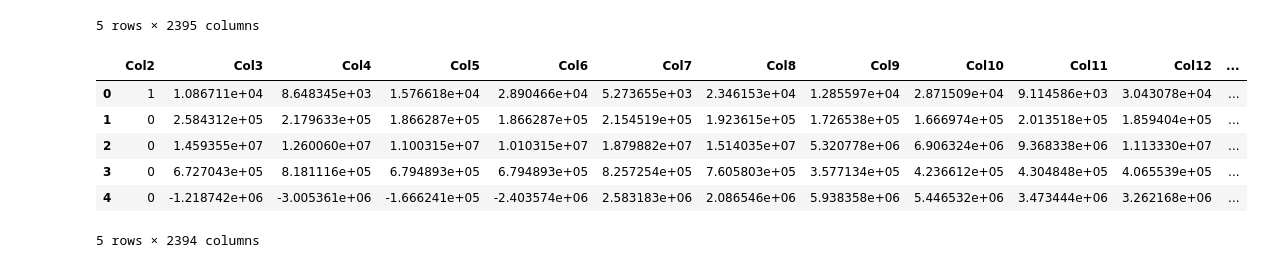
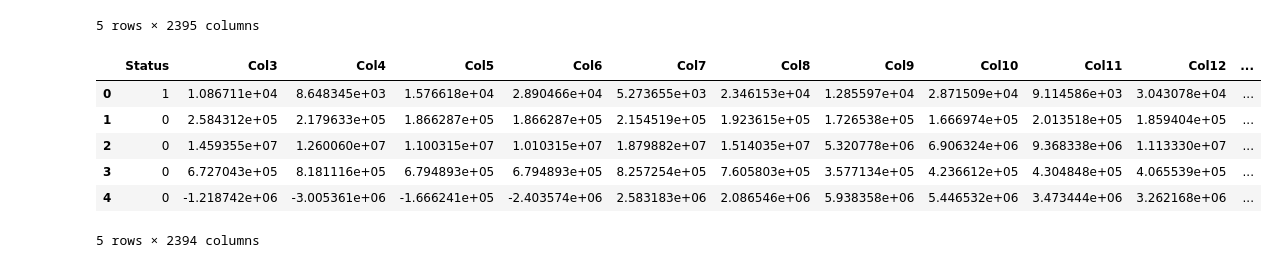
Before and after one commit to krsna540/Hackthons, a Jupyter notebook: HDFC_Hackthon.ipynb, the cells around one changed output. Drawn from its saved outputs; the diff is of its cells as text; code cells hidden in the pictures.

```diff
--- a/HDFC_Hackthon.ipynb
+++ b/HDFC_Hackthon.ipynb
@@ -9,7 +9,7 @@ import seaborn as sns # for heatmap plot
 import warnings
 warnings.filterwarnings('ignore')
 # %%
-df=pd.read_csv("/content/drive/My Drive/Colab Notebooks/DataSet/Train.csv")
-df.shape
+traindf=pd.read_csv("/content/drive/My Drive/Colab Notebooks/DataSet/Train.csv")
+traindf.shape
 # %% [output]
 (17521, 2395)
@@ -29,12 +24,12 @@ df.head()
 | 4 | RIHO584ET | 0 | -1.218742e+06 | -3.005361e+06 | -1.666241e+05 | -2.403574e+06 | 2.583183e+06 | 2.086546e+06 | 5.938358e+06 | 5.446532e+06 | 3.473444e+06 | ... |
 5 rows × 2395 columns
 # %%
-df.drop('Col1', axis=1, inplace=True)
-df.rename(columns={'Col2': 'Status'}, inplace=True)
+traindf.drop('Col1', axis=1, inplace=True)
+traindf.rename(columns={'Col2': 'Status'}, inplace=True)
 # %%
-df.head()
+traindf.head()
 # %% [output]
-|  | Col2 | Col3 | Col4 | Col5 | Col6 | Col7 | Col8 | Col9 | Col10 | Col11 | Col12 | ... |
+|  | Status | Col3 | Col4 | Col5 | Col6 | Col7 | Col8 | Col9 | Col10 | Col11 | Col12 | ... |
 | 0 | 1 | 1.086711e+04 | 8.648345e+03 | 1.576618e+04 | 2.890466e+04 | 5.273655e+03 | 2.346153e+04 | 1.285597e+04 | 2.871509e+04 | 9.114586e+03 | 3.043078e+04 | ... |
 | 1 | 0 | 2.584312e+05 | 2.179633e+05 | 1.866287e+05 | 1.866287e+05 | 2.154519e+05 | 1.923615e+05 | 1.726538e+05 | 1.666974e+05 | 2.013518e+05 | 1.859404e+05 | ... |
 | 2 | 0 | 1.459355e+07 | 1.260060e+07 | 1.100315e+07 | 1.010315e+07 | 1.879882e+07 | 1.514035e+07 | 5.320778e+06 | 6.906324e+06 | 9.368338e+06 | 1.113330e+07 | ... |
```
Also changed, not shown: parts of 9 cells of this notebook.
